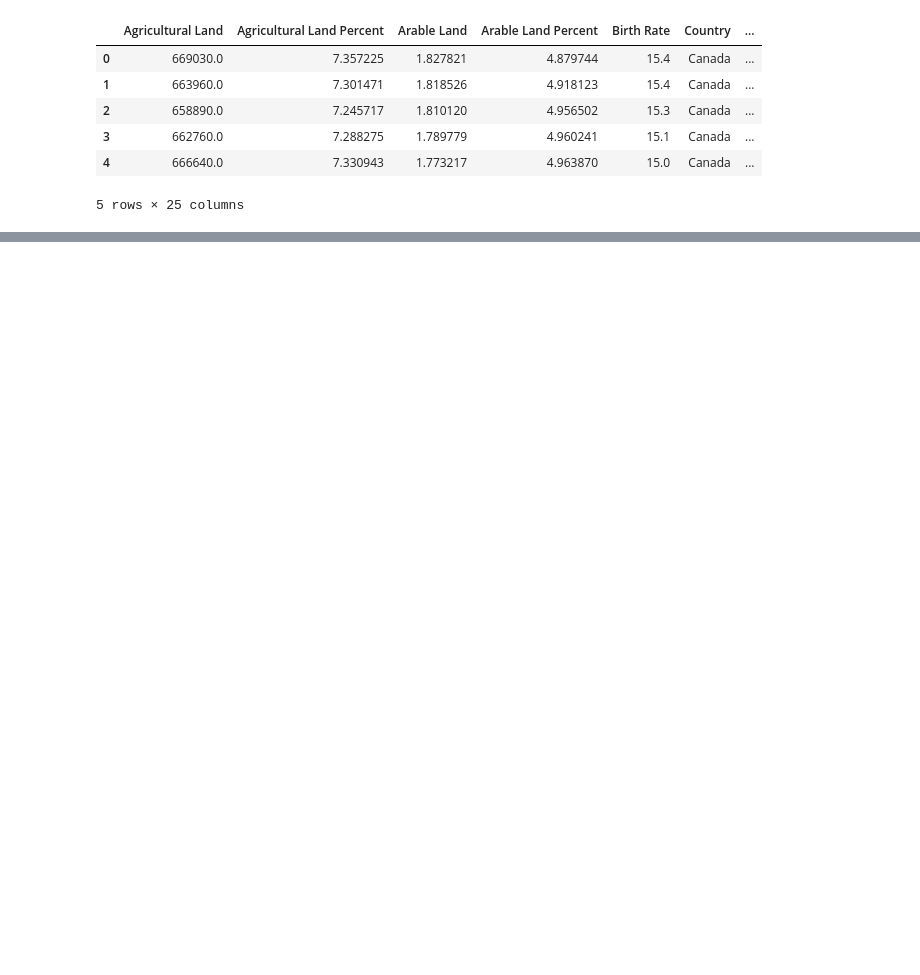
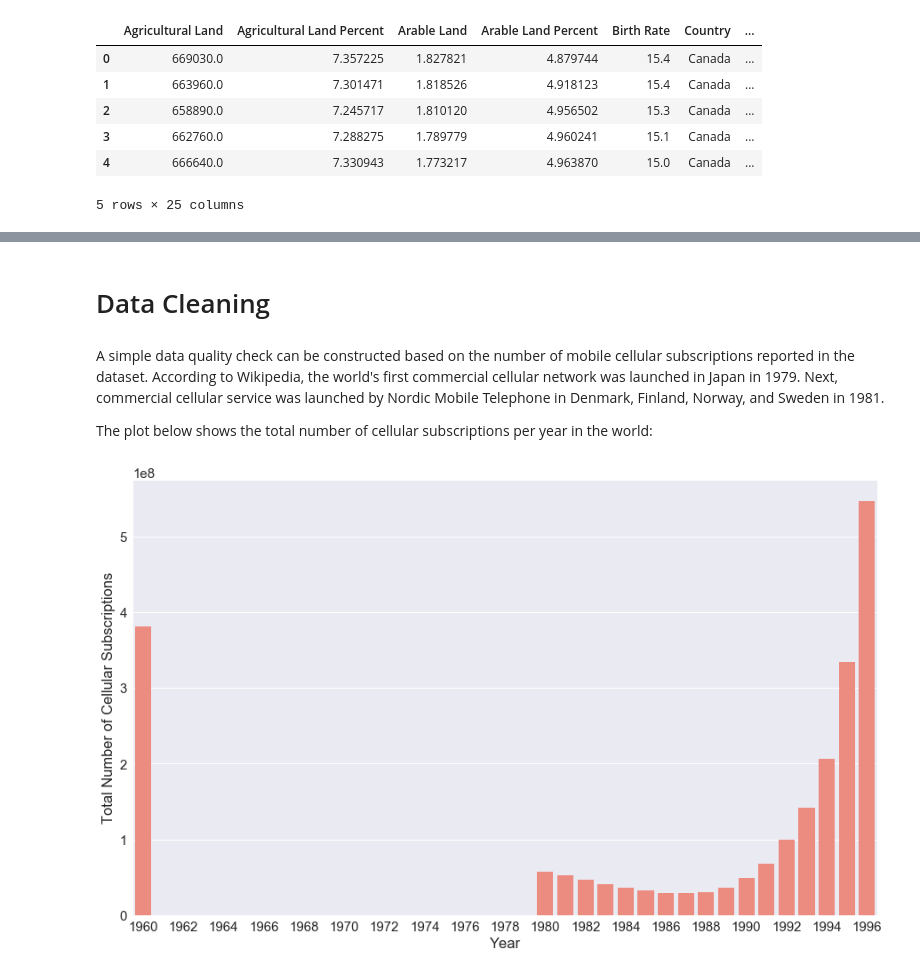
Before and after one commit to kunal-kotian/data_visualization, a Jupyter notebook: global_dev_dataviz.ipynb, the cells around one changed output, grey strips where cells are left out. Saved outputs shown, nothing was run; the diff lists cells and outputs as text; code cells hidden in the pictures; blank space fills up the shorter version.

```diff
--- a/global_dev_dataviz.ipynb
+++ b/global_dev_dataviz.ipynb
@@ -31,0 +101,20 @@ data.describe()
+# %% [markdown]
+# Data Cleaning
+# %% [markdown]
+A simple data quality check can be constructed based on the number of mobile cellular subscriptions reported in the dataset.  According to Wikipedia, the world's first commercial cellular network was launched in Japan in 1979.  Next, commercial cellular service was launched by Nordic Mobile Telephone in Denmark, Finland, Norway, and Sweden in 1981.
+
+The plot below shows the total number of cellular subscriptions per year in the world:
+# %%
+# Group by year and sum cellular subscriptions
+grp_by_cell = data.groupby(by='Year', as_index=False)[['Mobile Cellular Subscriptions']].sum()
+# Only retain data up to 1996
+grp_by_cell = grp_by_cell[grp_by_cell.Year <= 1996]
+# %%
+sns.set(style="darkgrid", rc={'figure.figsize':(15,9)}, font_scale=1.5)
+ax = sns.barplot(x='Year', y='Mobile Cellular Subscriptions', data=grp_by_cell, color="salmon", saturation=.8)
+ax.set(ylabel='Total Number of Cellular Subscriptions')
+# show only alternate x axis tick labels
+for label in ax.xaxis.get_ticklabels()[1::2]:
+    label.set_visible(False)
+# %% [output]
+[figure, added]
```
Also changed, not shown: parts of 11 cells of this notebook.
